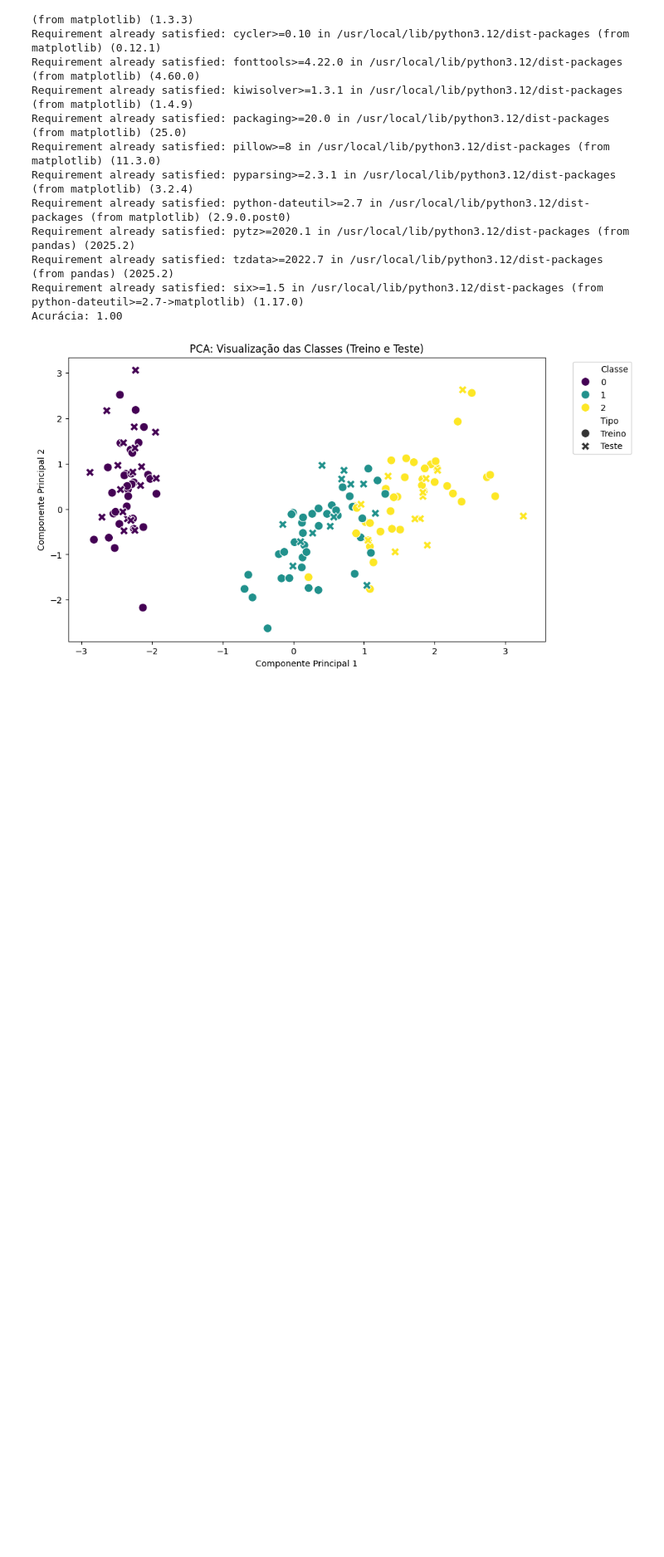
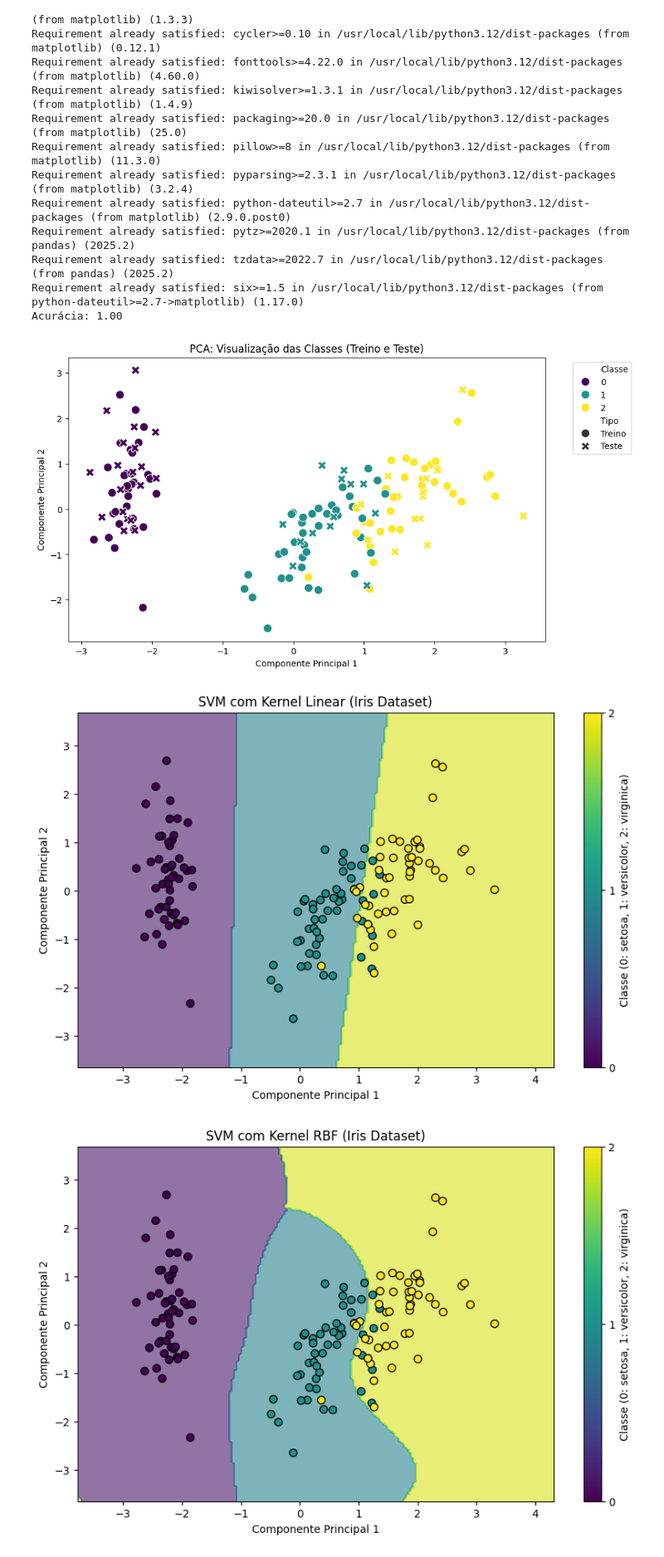
Before and after one commit to Lima-Developer/machine-learning-cheat-analysis, a Jupyter notebook: SVM_Algorithm.ipynb, the cells around one changed output. Shown: that part at 83% size. Drawn from its saved outputs; the diff is of its cells as text; code cells hidden in the pictures; blank space fills up the shorter version.

```diff
--- a/SVM_Algorithm.ipynb
+++ b/SVM_Algorithm.ipynb
@@ -90,3 +90,53 @@ Requirement already satisfied: tzdata>=2022.7 in /usr/local/lib/python3.12/dist-
 Requirement already satisfied: six>=1.5 in /usr/local/lib/python3.12/dist-packages (from python-dateutil>=2.7->matplotlib) (1.17.0)
 Acurácia: 1.00
 [figure]
+# %%
+import numpy as np
+import matplotlib.pyplot as plt
+from sklearn import datasets
+from sklearn.svm import SVC
+from sklearn.decomposition import PCA
+from sklearn.preprocessing import StandardScaler
+from sklearn.model_selection import train_test_split
+
+# Carregar o dataset Iris
+iris = datasets.load_iris()
+X, y = iris.data, iris.target
+
+# Padronizar os dados
+scaler = StandardScaler()
+X_scaled = scaler.fit_transform(X)
+
+# Reduzir para 2D com PCA
+pca = PCA(n_components=2)
+X_pca = pca.fit_transform(X_scaled)
+
+# Função para plotar a fronteira de decisão
+def plot_iris_svm(kernel_type, title, filename):
+    model = SVC(kernel=kernel_type, C=1.0, gamma='auto')
+    model.fit(X_pca, y)
+
+    # Criar grid para a fronteira
+    x_min, x_max = X_pca[:, 0].min() - 1, X_pca[:, 0].max() + 1
+    y_min, y_max = X_pca[:, 1].min() - 1, X_pca[:, 1].max() + 1
+    xx, yy = np.meshgrid(np.linspace(x_min, x_max, 200), np.linspace(y_min, y_max, 200))
+    Z = model.predict(np.c_[xx.ravel(), yy.ravel()])
+    Z = Z.reshape(xx.shape)
+
+    # Plotar
+    plt.figure(figsize=(10, 6))
+    plt.contourf(xx, yy, Z, alpha=0.6, cmap='viridis')
+    plt.scatter(X_pca[:, 0], X_pca[:, 1], c=y, cmap='viridis', edgecolors='k', s=50)
+    plt.title(title)
+    plt.xlabel('Componente Principal 1')
+    plt.ylabel('Componente Principal 2')
+    plt.colorbar(ticks=[0, 1, 2], label='Classe (0: setosa, 1: versicolor, 2: virginica)')
+    plt.savefig(filename)  # Salvar a imagem
+    plt.show()
+
+# Gerar gráficos
+plot_iris_svm('linear', 'SVM com Kernel Linear (Iris Dataset)', 'svm_iris_linear.png')
+plot_iris_svm('rbf', 'SVM com Kernel RBF (Iris Dataset)', 'svm_iris_rbf.png')
+# %% [output]
+[figure, added]
+[figure, added]
```
